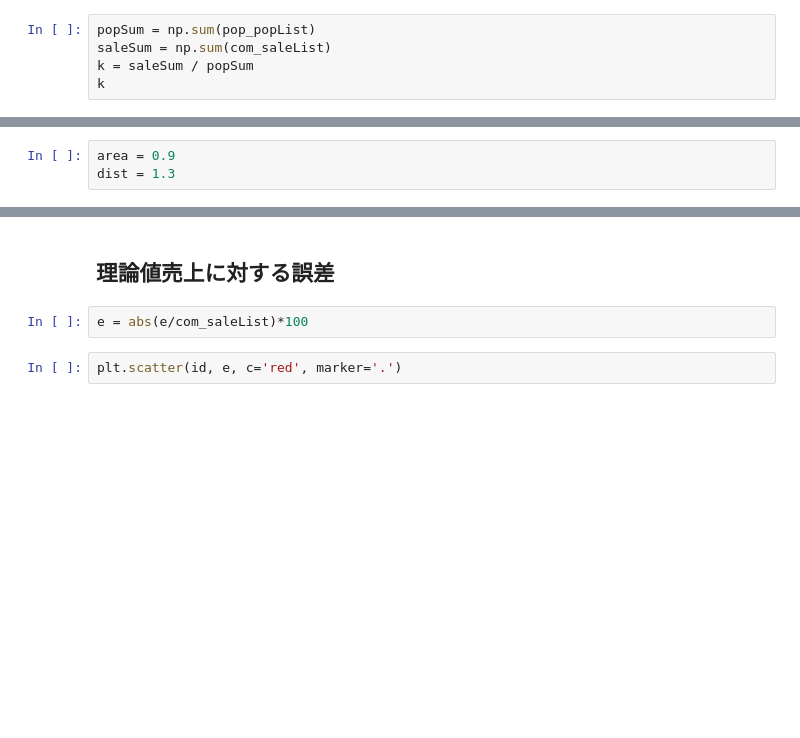
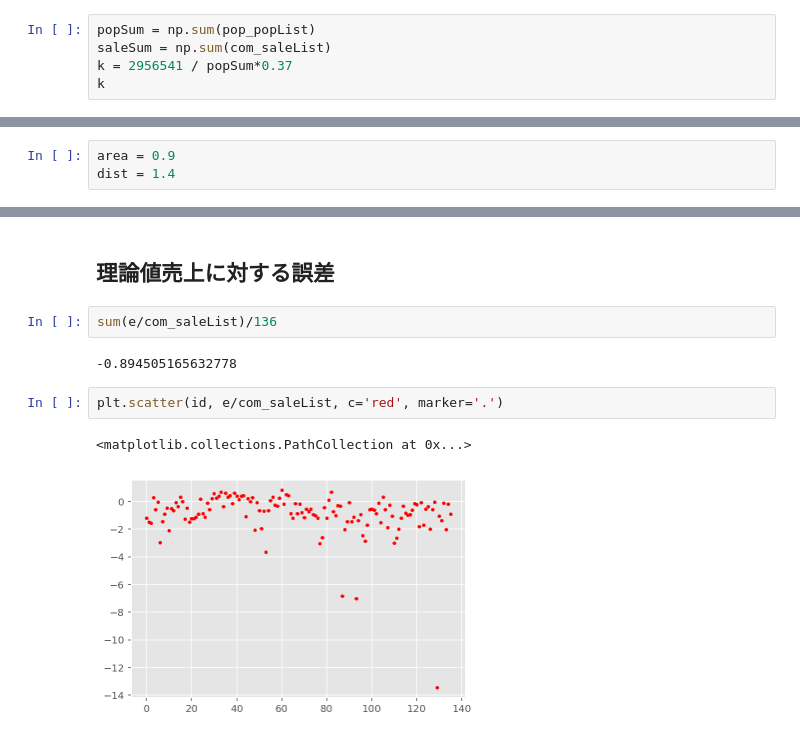
Before and after one commit to Yosymatu/HuffModel, a Jupyter notebook: Input_HuffModel.ipynb, the cells around one changed output, grey strips where cells are left out. Cells and saved outputs as stored; diff of their text form; blank space fills up the shorter version.

```diff
--- a/Input_HuffModel.ipynb
+++ b/Input_HuffModel.ipynb
@@ -72,5 +72,5 @@ id = [i for i in range(len(com_areaList))]
 # %%
 popSum = np.sum(pop_popList)
 saleSum = np.sum(com_saleList)
-k = saleSum / popSum
+k = 2956541 / popSum*0.37
 k
@@ -81,7 +83,7 @@ k
 - @param k: 係数
 # %%
 area = 0.9
-dist = 1.3
+dist = 1.4
 # %% [markdown]
 ## 売上高の予測
 # %%
@@ -101,7 +178,12 @@ plt.scatter(id, e, c='red', marker='.')
 # %% [markdown]
 ## 理論値売上に対する誤差
-# %%
-e = abs(e/com_saleList)*100
+# %%
+sum(e/com_saleList)/136
+# %% [output]
+-0.894505165632778
 # %%
-plt.scatter(id, e, c='red', marker='.')
+plt.scatter(id, e/com_saleList, c='red', marker='.')
+# %% [output]
+<matplotlib.collections.PathCollection at 0x...>
+[figure, added]
 # %%
```
Also changed, not shown: parts of 11 cells of this notebook.
